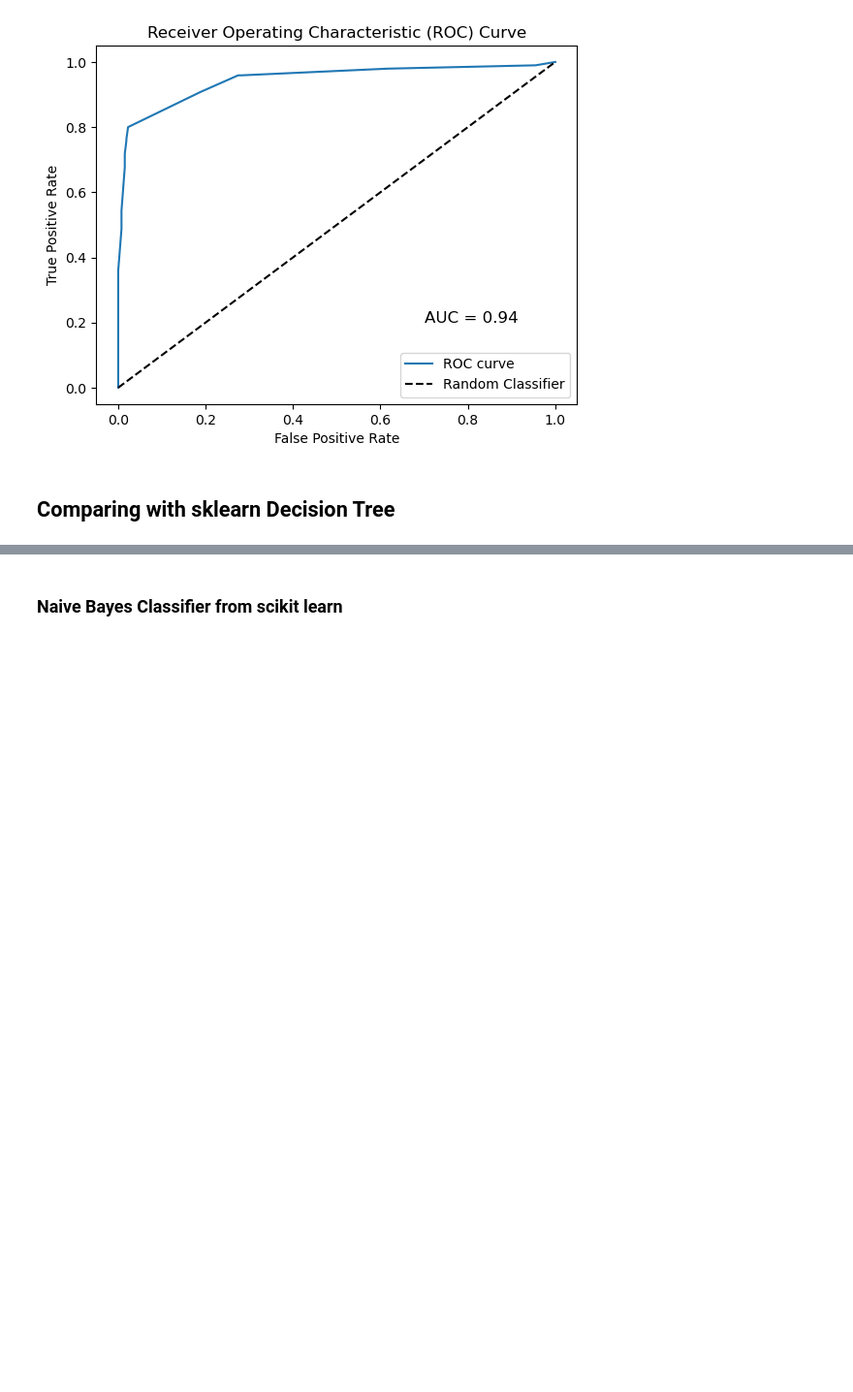
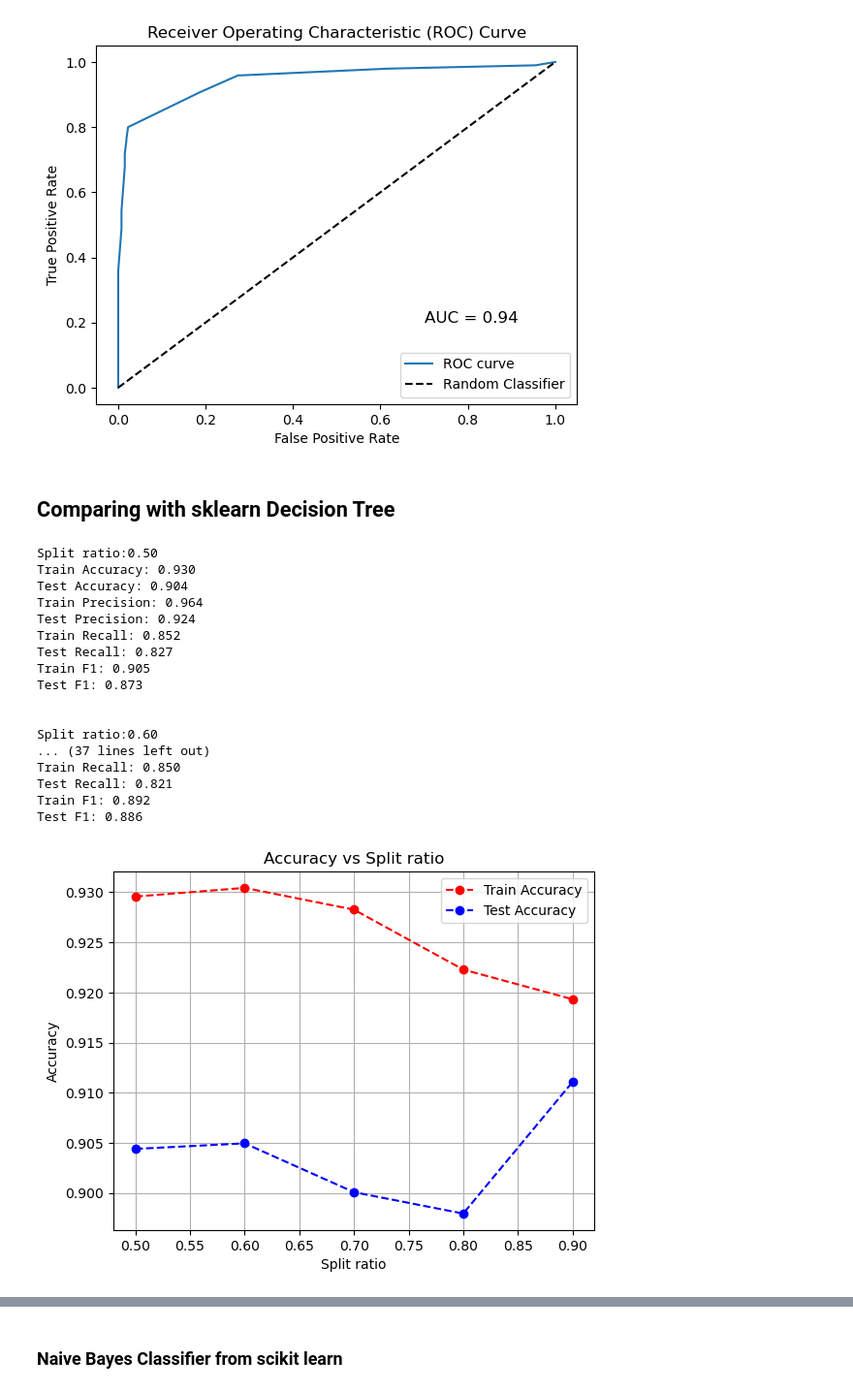
Before and after one commit to AromalShiney/FinalYearProject, a Jupyter notebook: Spambase_Prediction.ipynb, the cells around one changed output, grey strips where cells are left out. Shown at 97% size. Drawn from its saved outputs; the diff is of its cells as text; code cells hidden in the pictures; blank space fills up the shorter version.

```diff
--- a/Spambase_Prediction.ipynb
+++ b/Spambase_Prediction.ipynb
@@ -882,3 +731,28 @@ plt.show()
 [figure]
 # %% [markdown]
 ## Comparing with sklearn Decision Tree
+# %%
+from sklearn import tree
+sklearn_decisontree = tree.DecisionTreeClassifier(max_depth=5)
+# %%
+split_ratios = [0.5, 0.6, 0.7, 0.8, 0.9]
+model_evaluation(sklearn_decisontree,X,y,split_ratios)
+# %% [output]
+Split ratio:0.50
+Train Accuracy: 0.930
+Test Accuracy: 0.904
+Train Precision: 0.964
+Test Precision: 0.924
+Train Recall: 0.852
+Test Recall: 0.827
+Train F1: 0.905
+Test F1: 0.873
+
+
+Split ratio:0.60
+... (37 lines left out)
+Train Recall: 0.850
+Test Recall: 0.821
+Train F1: 0.892
+Test F1: 0.886
+[figure, added]
```
Also changed, not shown: parts of 13 cells of this notebook.
